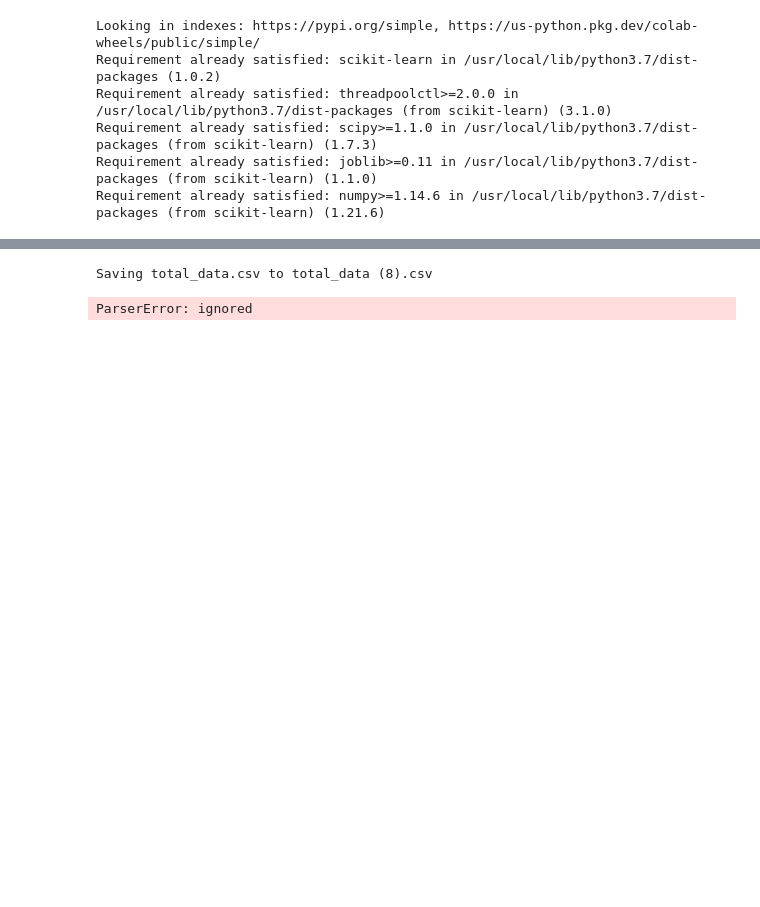
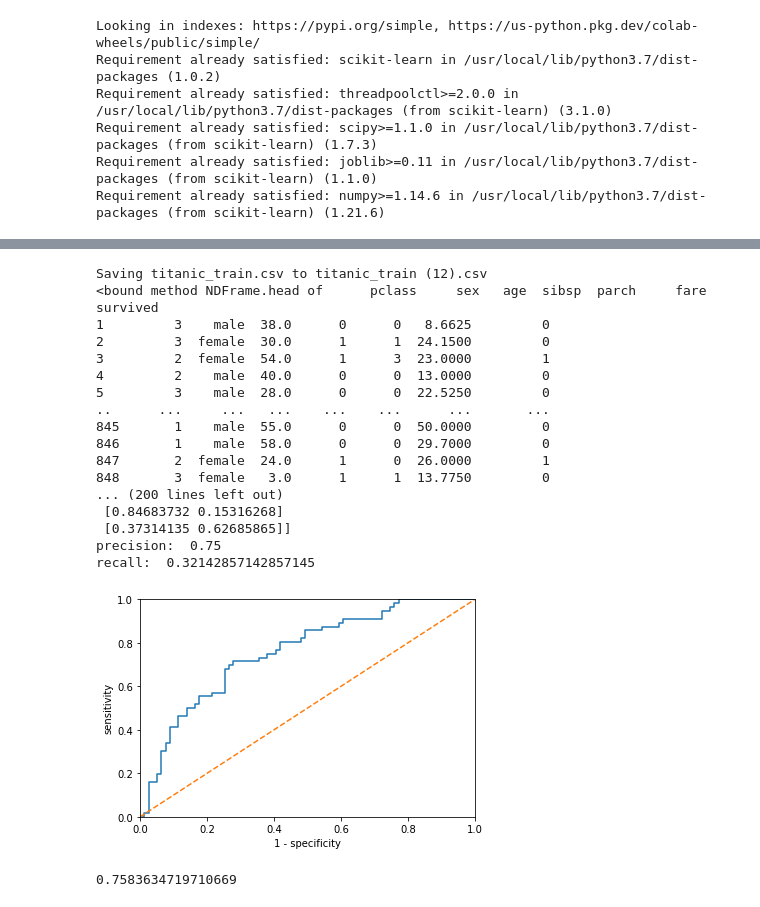
Before and after one commit to evanlin917/titanicML, a Jupyter notebook: titanicML.ipynb, the cells around one changed output, grey strips where cells are left out. Cells and saved outputs as stored; diff of their text form; code cells hidden in the pictures; blank space fills up the shorter version.

```diff
--- a/titanicML.ipynb
+++ b/titanicML.ipynb
@@ -12,7 +12,7 @@ Requirement already satisfied: numpy>=1.14.6 in /usr/local/lib/python3.7/dist-pa
 # %%
 import numpy as np
 import pandas as pd
-import matplotlib.pyplot as pyplot
+import matplotlib.pyplot as plt
 import sklearn
 
 #allows a file to be uploaded to Google Colab directly from the computer
@@ -75,32 +75,86 @@ print(model.score(x, y)) #alternative way of getting the accuracy
 
 #calculating the evaluation metrics of the model: accuracy, precision, recall, and f1 score
 from sklearn.metrics import accuracy_score, precision_score, recall_score, f1_score
 print("accuracy: ", accuracy_score(y, y_pred))
 print("precision: ", precision_score(y, y_pred))
 print("recall: ", recall_score(y, y_pred))
 print("f1 score: ", f1_score(y, y_pred))
 
 #outputting the confusion matrix of the model
 from sklearn.metrics import confusion_matrix
 print(confusion_matrix(y, y_pred))
 
 #dividing the dataset into training and test sets
 from sklearn.model_selection import train_test_split
 x_train, x_test, y_train, y_test = train_test_split(x, y, train_size = 0.8, random_state = 27) #setting training size to 80% and test size to be 20%
 print("whole dataset: ", x.shape, y.shape)
 print("training set: ", x_train.shape, y_train.shape)
 print("test set: ", x_test.shape, y_test.shape)
 
 #re-applying the Logistic Regression model towards the training and test datasets
 model = LogisticRegression()
 model.fit(x_train, y_train)
 y_pred = model.predict(x_test)
 print(model.score(x_test, y_test))
 print("accuracy: ", accuracy_score(y_test, y_pred))
 print("precision: ", precision_score(y_test, y_pred))
 print("recall: ", recall_score(y_test, y_pred))
 print("f1 score: ", f1_score(y_test, y_pred))
+
+#sensitivity score is the same as the recall score
+from sklearn.metrics import recall_score
+sensitivity_score = recall_score
+print(sensitivity_score(y_test, y_pred))
+
+#defining a function to output specificity score
+def specificity_score(y_true, y_pred):
+  p, r, f, s = precision_recall_fscore_support(y_true, y_pred)
+  return r[0]
+
+#choosing the threshold of the Logistic Regression model to be equal to 0.75
+model = LogisticRegression()
+model.fit(x_train, y_train)
+print("predict proba: ")
+print(model.predict_proba(x_test))
+y_pred = model.predict_proba(x_test)[:, 1] > 0.75
+print("precision: ", precision_score(y_test, y_pred))
+print("recall: ", recall_score(y_test, y_pred))
+
+#creating a ROC curve comparing specificity against sensitivity
+from sklearn.metrics import roc_curve
+model = LogisticRegression()
+model.fit(x_train, y_train)
+y_pred_proba = model.predict_proba(x_test)
+fpr, tpr, threshold = roc_curve(y_test, y_pred_proba[:, 1])
+plt.plot(fpr, tpr)
+plt.plot([0, 1], [0, 1], linestyle = '--')
+plt.xlim([0.0, 1.0])
+plt.ylim([0.0, 1.0])
+plt.xlabel('1 - specificity')
+plt.ylabel('sensitivity')
+plt.show()
+
+#calculating the area under the curve for the ROC curve recently plotted
+from sklearn.metrics import roc_auc_score
+print(roc_auc_score(y_test, y_pred_proba[:, 1]))
 # %% [output]
 [interactive output not drawn]
-Saving total_data.csv to total_data (8).csv
+Saving titanic_train.csv to titanic_train (12).csv
+<bound method NDFrame.head of      pclass     sex   age  sibsp  parch     fare  survived
+1         3    male  38.0      0      0   8.6625         0
+2         3  female  30.0      1      1  24.1500         0
+3         2  female  54.0      1      3  23.0000         1
+4         2    male  40.0      0      0  13.0000         0
+5         3    male  28.0      0      0  22.5250         0
+..      ...     ...   ...    ...    ...      ...       ...
+845       1    male  55.0      0      0  50.0000         0
+846       1    male  58.0      0      0  29.7000         0
+847       2  female  24.0      1      0  26.0000         1
+848       3  female   3.0      1      1  13.7750         0
+... (200 lines left out)
+ [0.84683732 0.15316268]
+ [0.37314135 0.62685865]]
+precision:  0.75
+recall:  0.32142857142857145
+[figure, added]
-ParserError: ignored
+0.7583634719710669
```
